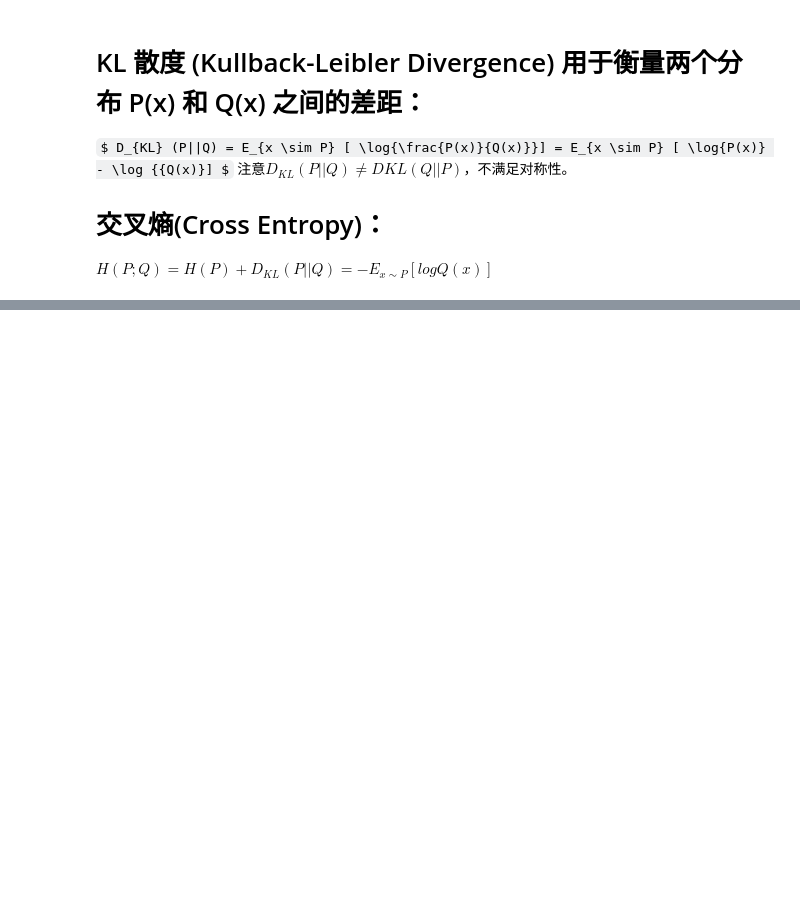
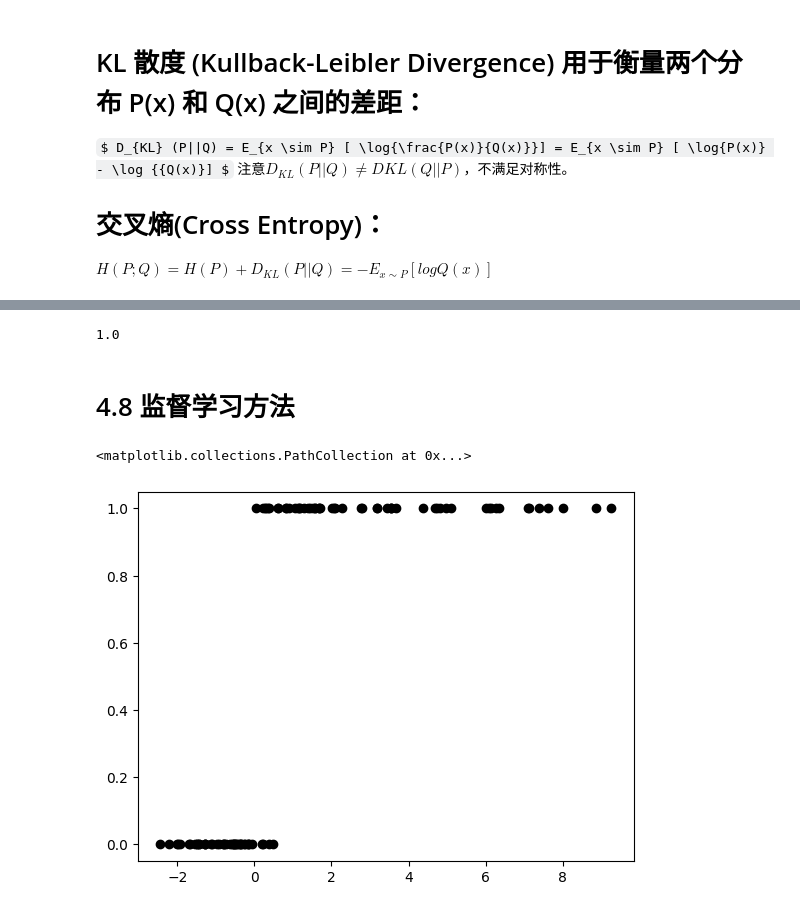
Before and after one commit to LuminousChestnut/NLP, a Jupyter notebook: MachineLearning/Machine Learning.ipynb, the cells around one changed output, grey strips where cells are left out. Cells and saved outputs as stored; diff of their text form; code cells hidden in the pictures; some formulas as TeX source; blank space fills up the shorter version.

```diff
--- a/MachineLearning/Machine Learning.ipynb
+++ b/MachineLearning/Machine Learning.ipynb
@@ -411,0 +812,16 @@ $H(P;Q) = H(P) + D_{KL}(P||Q) = -E_{x \sim P}[log Q(x)]$
+# %%
+# 用自定义贝叶斯估计，iris 数据集测试
+import pandas as pd
+from sklearn.datasets import load_iris
+from sklearn.model_selection import train_test_split
+
+def create_data():
+    iris = load_iris()
+    df = pd.DataFrame(iris.data, columns=iris.feature_names)
+    df['label'] = iris.target
+    df.columns = ['sepal length', 'sepal width', 'petal length', 'petal width', 'label']
+    data = np.array(df.iloc[:100, :])
+    return data[:,:-1], data[:,-1]
+X, y = create_data()
+X_train, X_test, y_train, y_test = train_test_split(X, y, test_size=0.3)
+print(X_train[0], y_train[0])
@@ -411,0 +836,60 @@ $H(P;Q) = H(P) + D_{KL}(P||Q) = -E_{x \sim P}[log Q(x)]$
+# %%
+# 用 sklearn 实现贝叶斯估计，iris 数据集测试
+# 从 sklearn 包中调用 GaussianNB 实现贝叶斯估计
+from sklearn.naive_bayes import GaussianNB
+skl_model = GaussianNB()
+skl_model.fit(X_train, y_train)
+print(skl_model.score(X_test, y_test))
+# %% [output]
+1.0
+# %% [markdown]
+# 4.8 监督学习方法
+# %%
+# 自定义实现
+def Sigmoid(x):
+    return 1/(1 + np.exp(-x))
+
+# Logistic 回归
+class LogisticRegression():
+
+    def __init__(self, learning_rate=.1):
+        self.param = None
+        self.learning_rate = learning_rate
+        self.sigmoid = Sigmoid
+
+    def _initialize_parameters(self, X):
+        n_features = np.shape(X)[1]
+        # 初始化参数theta， [-1/sqrt(N), 1/sqrt(N)]
+        limit = 1 / math.sqrt(n_features)
+        self.param = np.random.uniform(-limit, limit, (n_features,))
+
+    def fit(self, X, y, n_iterations=4000):
+        self._initialize_parameters(X)
+        # 参数theta 的迭代更新
+        for i in range(n_iterations):
+            # 求预测
+            y_pred = self.sigmoid(X.dot(self.param))
+            # 最小化损失函数，参数更新公式
+            self.param -= self.learning_rate * -(y - y_pred).dot(X)
+
+    def predict(self, X):
+        y_pred = self.sigmoid(X.dot(self.param))
+        return y_pred
+
+    def score(self, X, y):
+        y_pred = self.predict(X)
+        accuracy = np.sum(y == y_pred, axis=0) / len(y)
+        return accuracy
+
+# 二分类问题，生成数据
+n_samples = 100
+np.random.seed(0)
+x = np.random.normal(size=n_samples)
+y = (x > 0).astype(np.float64)
+x[x > 0] *= 4
+x += .3 * np.random.normal(size=n_samples)
+x = x[:, np.newaxis] # 输入增加一维，用于与theta_0 结合
+plt.scatter(x, y, color='black')
+# %% [output]
+<matplotlib.collections.PathCollection at 0x...>
+[figure, added]
```
Also changed, not shown: parts of 27 cells of this notebook.
